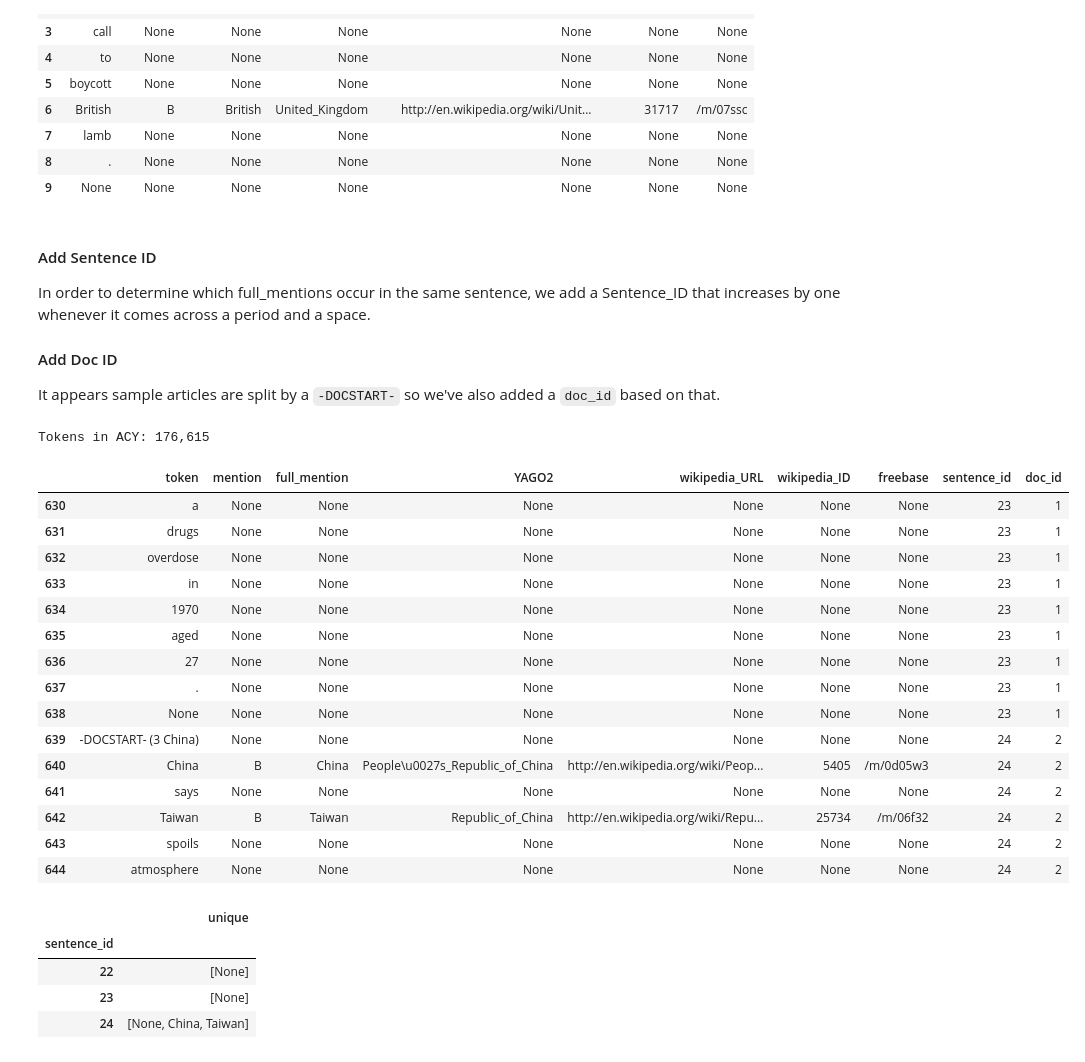
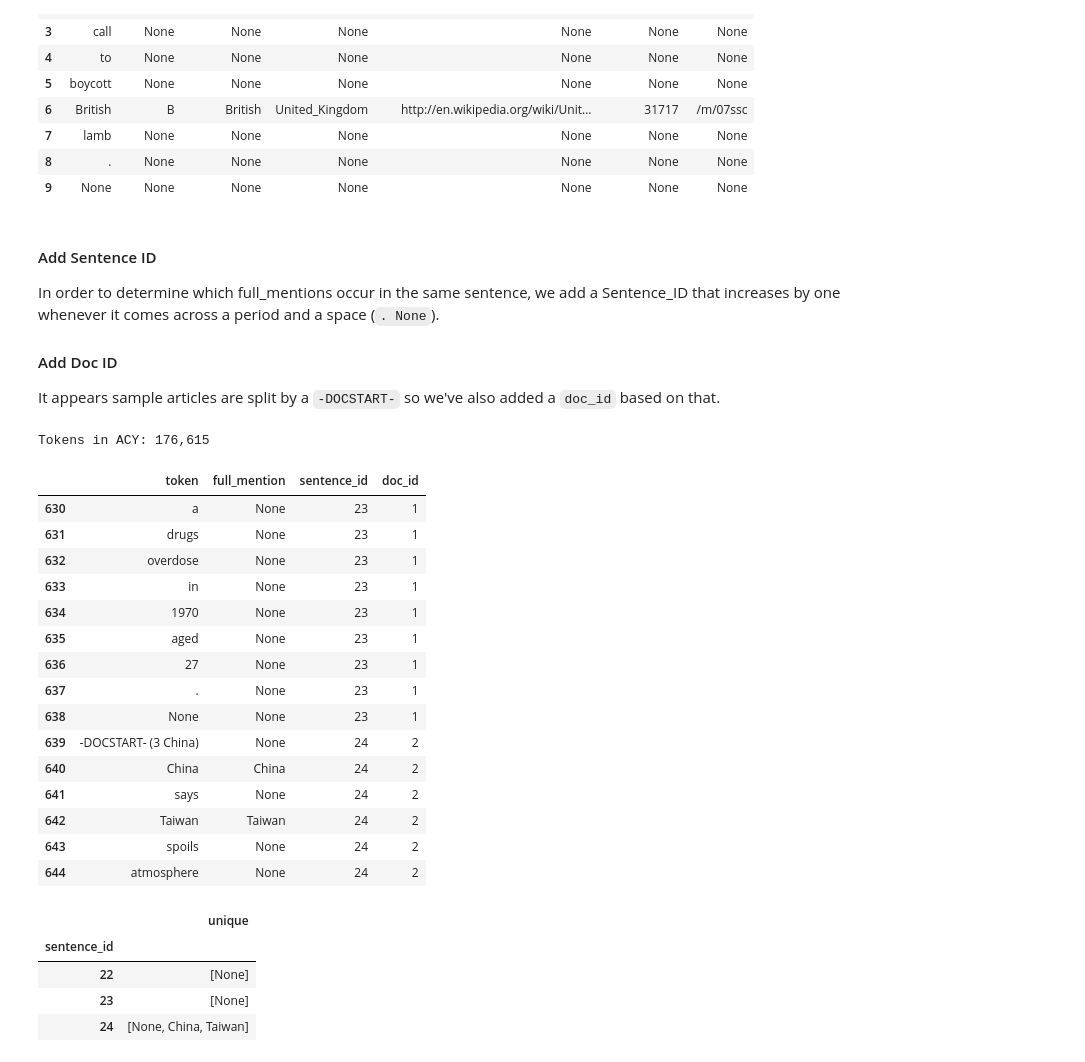
Before and after one commit to TheDigitalFrontier/entity-disambiguation, a Jupyter notebook: notebooks/pipeline/1_process_acy_input.ipynb, the cells around one changed output. Cells and saved outputs as stored; diff of their text form; code cells hidden in the pictures.

```diff
--- a/notebooks/pipeline/1_process_acy_input.ipynb
+++ b/notebooks/pipeline/1_process_acy_input.ipynb
@@ -61,7 +57,7 @@ acy_df.head(10)
 # %% [markdown]
 #### Add Sentence ID
 
-In order to determine which full_mentions occur in the same sentence, we add a Sentence_ID that increases by one whenever it comes across a period and a space.
+In order to determine which full_mentions occur in the same sentence, we add a Sentence_ID that increases by one whenever it comes across a period and a space (`. None`).
 
 
 #### Add Doc ID
@@ -105,25 +101,25 @@ for row in tqdm(range(len(acy_df))):
 acy_df['sentence_id'] = sentence_list
 acy_df['doc_id'] = doc_list
 # %%
-# Print out example showing increment sentence and doc
-acy_df[630:645]
+# Print out clear example showing increment sentence and doc
+acy_df[630:645][['token', 'full_mention', 'sentence_id', 'doc_id']]
 # %% [output]
-|  | token | mention | full_mention | YAGO2 | wikipedia_URL | wikipedia_ID | freebase | sentence_id | doc_id |
-| 630 | a | None | None | None | None | None | None | 23 | 1 |
-| 631 | drugs | None | None | None | None | None | None | 23 | 1 |
-| 632 | overdose | None | None | None | None | None | None | 23 | 1 |
-| 633 | in | None | None | None | None | None | None | 23 | 1 |
-| 634 | 1970 | None | None | None | None | None | None | 23 | 1 |
-| 635 | aged | None | None | None | None | None | None | 23 | 1 |
-| 636 | 27 | None | None | None | None | None | None | 23 | 1 |
-| 637 | . | None | None | None | None | None | None | 23 | 1 |
-| 638 | None | None | None | None | None | None | None | 23 | 1 |
-| 639 | -DOCSTART- (3 China) | None | None | None | None | None | None | 24 | 2 |
-| 640 | China | B | China | People\u0027s_Republic_of_China | http://en.wikipedia.org/wiki/Peop... | 5405 | /m/0d05w3 | 24 | 2 |
-| 641 | says | None | None | None | None | None | None | 24 | 2 |
-| 642 | Taiwan | B | Taiwan | Republic_of_China | http://en.wikipedia.org/wiki/Repu... | 25734 | /m/06f32 | 24 | 2 |
-| 643 | spoils | None | None | None | None | None | None | 24 | 2 |
-| 644 | atmosphere | None | None | None | None | None | None | 24 | 2 |
+|  | token | full_mention | sentence_id | doc_id |
+| 630 | a | None | 23 | 1 |
+| 631 | drugs | None | 23 | 1 |
+| 632 | overdose | None | 23 | 1 |
+| 633 | in | None | 23 | 1 |
+| 634 | 1970 | None | 23 | 1 |
+| 635 | aged | None | 23 | 1 |
+| 636 | 27 | None | 23 | 1 |
+| 637 | . | None | 23 | 1 |
+| 638 | None | None | 23 | 1 |
+| 639 | -DOCSTART- (3 China) | None | 24 | 2 |
+| 640 | China | China | 24 | 2 |
+| 641 | says | None | 24 | 2 |
+| 642 | Taiwan | Taiwan | 24 | 2 |
+| 643 | spoils | None | 24 | 2 |
+| 644 | atmosphere | None | 24 | 2 |
 # %%
 # Create mini copy of dataset
 mini_acy_df = acy_df[620:645].copy()
```
Also changed, not shown: parts of 21 cells of this notebook, 2 other files.
